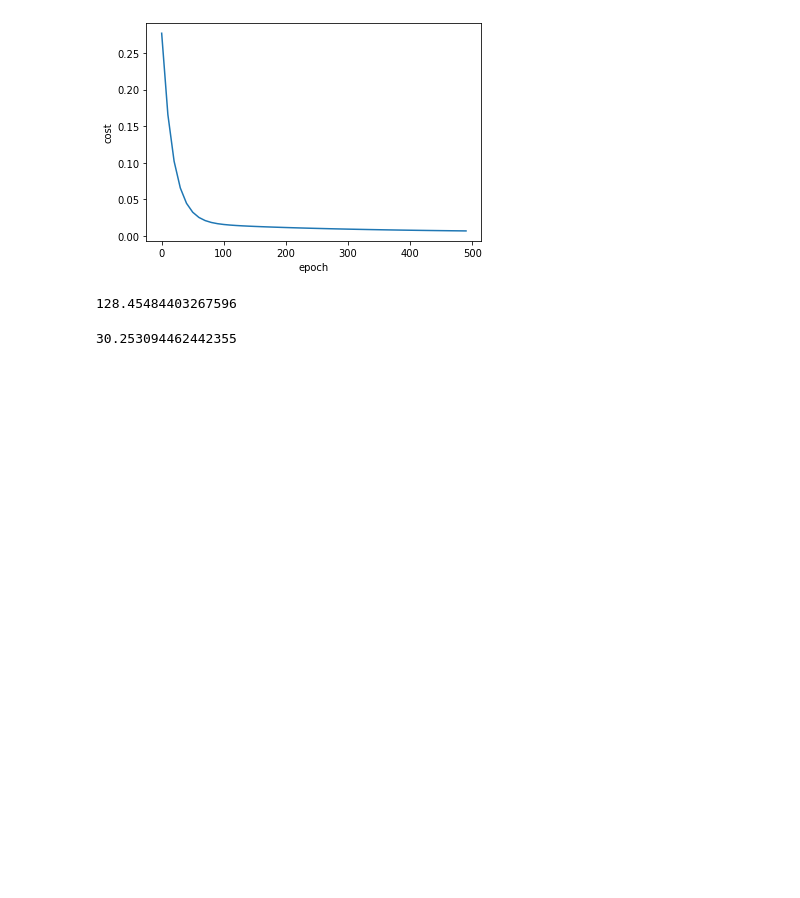
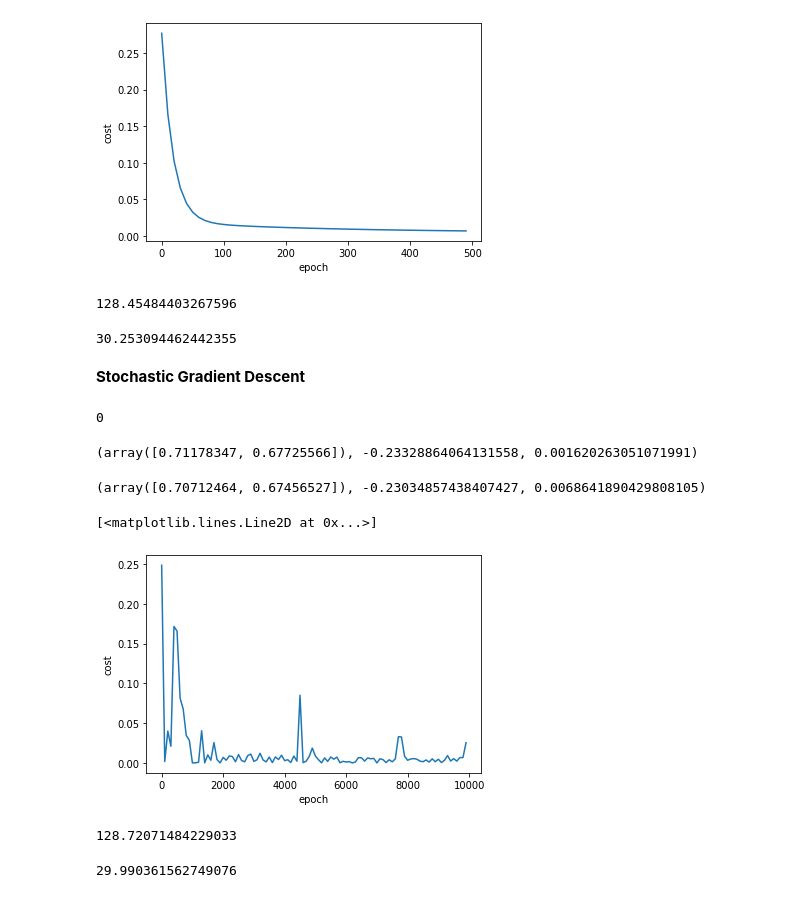
Before and after one commit to Void-Brain70/Deep_Learning, a Jupyter notebook: SGD_vs_BGD_vs_MBGD.ipynb, the cells around one changed output. Saved outputs shown, nothing was run; the diff lists cells and outputs as text; code cells hidden in the pictures; blank space fills up the shorter version.

```diff
--- a/SGD_vs_BGD_vs_MBGD.ipynb
+++ b/SGD_vs_BGD_vs_MBGD.ipynb
@@ -140,3 +140,66 @@ predict(2600,4,w,b)
 predict(1000,2,w,b)
 # %% [output]
 30.253094462442355
+# %% [markdown]
+**Stochastic Gradient Descent**
+# %%
+import random
+random.randint(0,6)
+# %% [output]
+0
+# %%
+def SGD(x,y_true,epochs,learning_rate=0.01):
+  number_of_fetures = x.shape[1]
+
+  w = np.ones(shape = (number_of_fetures))
+  b = 0
+  total_samples = x.shape[0]
+
+  cost_list = []
+  epoch_list = []
+
+  for i in range(epochs):
+    random_index = random.randint(0,total_samples-1)
+
+    sample_x = x[random_index]
+    sample_y = y_true[random_index]
+
+    y_pred = np.dot(w, sample_x.T) + b
+
+    w_grad = -(2/total_samples)*(sample_x.T.dot(sample_y-y_pred))
+    b_grad = -(2/total_samples)*(sample_y-y_pred)
+
+    w = w - learning_rate * w_grad
+    b = b - learning_rate * b_grad
+
+    cost = np.square(sample_y-y_pred)
+
+    if i%100 ==0:
+      cost_list.append(cost)
+      epoch_list.append(i)
+
+  return w, b, cost, cost_list, epoch_list
+
+w_sgd, b_sgd, cost_sgd, cost_list_sgd, epoch_list_sgd = SGD(scaled_x,scaled_y.reshape(scaled_y.shape[0],),10000)
+w_sgd, b_sgd, cost_sgd
+# %% [output]
+(array([0.71178347, 0.67725566]), -0.23328864064131558, 0.001620263051071991)
+# %%
+w , b , cost
+# %% [output]
+(array([0.70712464, 0.67456527]), -0.23034857438407427, 0.0068641890429808105)
+# %%
+plt.xlabel("epoch")
+plt.ylabel("cost")
+plt.plot(epoch_list_sgd,cost_list_sgd)
+# %% [output]
+[<matplotlib.lines.Line2D at 0x...>]
+[figure, added]
+# %%
+predict(2600,4,w_sgd, b_sgd)
+# %% [output]
+128.72071484229033
+# %%
+predict(1000,2,w_sgd, b_sgd)
+# %% [output]
+29.990361562749076
```
